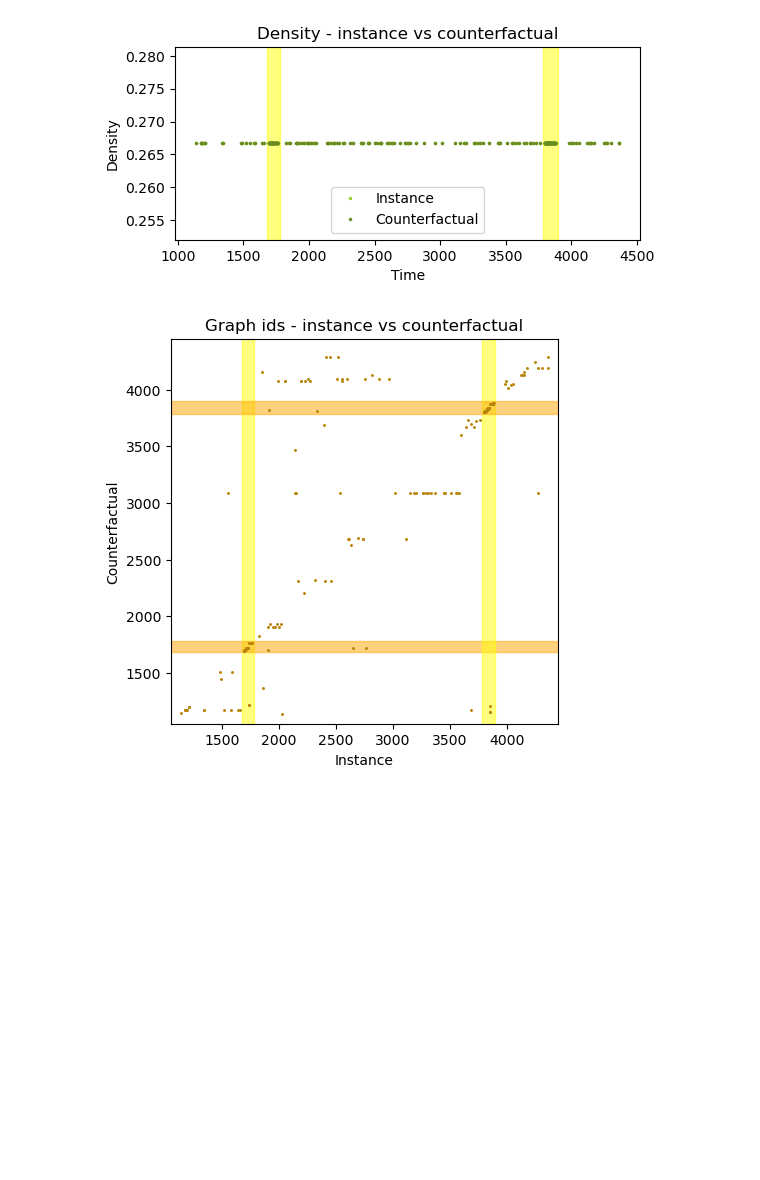
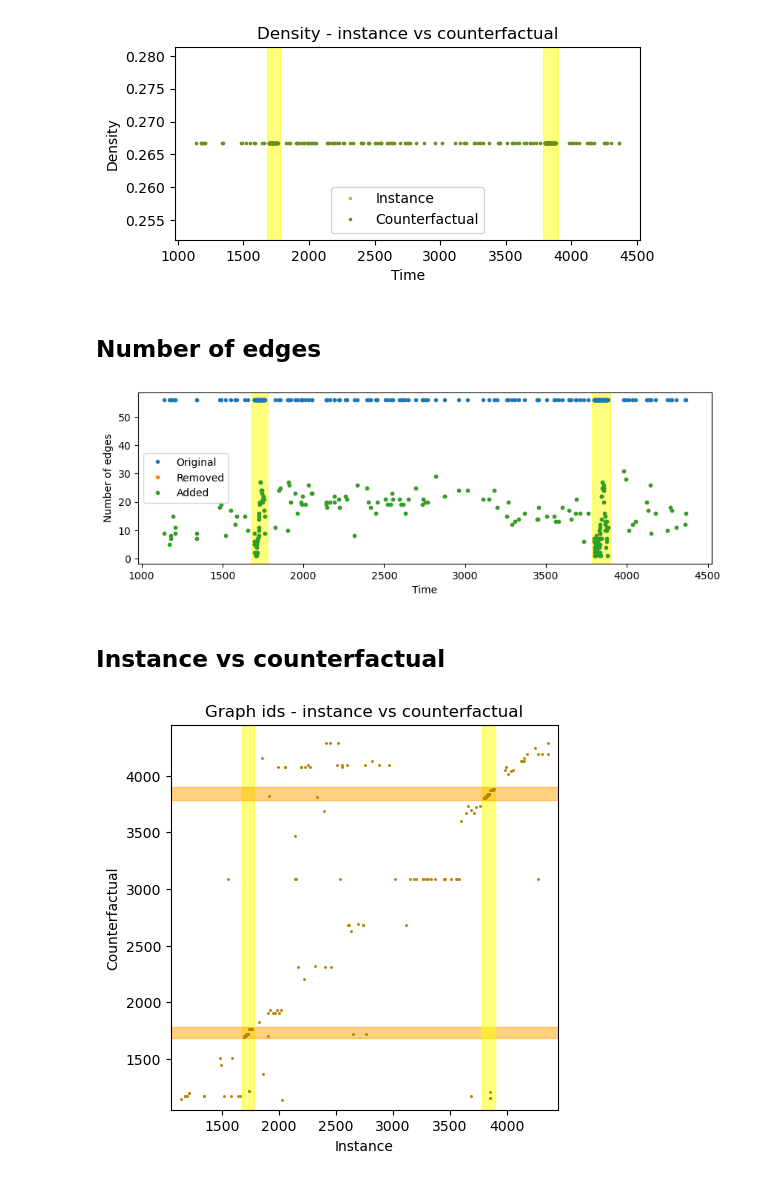
Before and after one commit to MartinaZan/CORTEX, a Jupyter notebook: 4 - plot results.ipynb, the cells around one changed output. Cells and saved outputs as stored; diff of their text form; code cells hidden in the pictures; blank space fills up the shorter version.

```diff
--- a/4 - plot results.ipynb
+++ b/4 - plot results.ipynb
@@ -27,0 +28,8 @@ print(file_name)
+# %%
+# Load logs
+with open(logs_path + file_name + '.info', "r") as file:
+    content = file.read()
+
+# Load eval_manager
+with open(eval_manager_path + file_name + '.pkl', 'rb') as f:
+    eval_manager = pickle.load(f)
@@ -148,6 +153,49 @@ ax.legend()
 plt.show()
 # %% [output]
 [figure]
+# %% [markdown]
+## Number of edges
+# %%
+def get_number_edges(evaluator):
+    result = []
+
+    for g1, g2 in evaluator.get_instance_explanation_pairs():
+        # Crea grafi da matrici di adiacenza
+        G_orig = nx.from_numpy_array(g1.data)
+
+        # Differenza tra le matrici di adiacenza
+        A_differenza = g1.data - g2.data
+        archi_aggiunti = nx.from_numpy_array(A_differenza == -1)
+        archi_rimossi = nx.from_numpy_array(A_differenza == 1)
+
+        result.append({ 'id': g1.id, 'original': G_orig.number_of_edges(), 'added': archi_aggiunti.number_of_edges(), 'removed': archi_rimossi.number_of_edges() })
+
+    return result
+# %%
+def plot_number_edges(evaluator, tempi_test):
+    a = get_number_edges(evaluator)
+
+    original = [entry['original'] for entry in a]
+    added = [entry['added'] for entry in a]
+    removed = [entry['removed'] for entry in a]
+
+    fig, ax = plt.subplots(1,figsize=(10,3))
+    ax.plot(tempi_test, original, label='Original', marker='.', linestyle='')
+    ax.plot(tempi_test, removed, label='Removed', marker='.', linestyle='')
+    ax.plot(tempi_test, added, label='Added', marker='.', linestyle='')
+
+    add_seizure_shading(ax, seizure_starts, seizure_ends)
+
+    ax.set_xlabel('Time')
+    ax.set_ylabel('Number of edges')
+    ax.legend()
+    plt.show()
+
+plot_number_edges(eval_manager._evaluators[0], tempi_test)
+# %% [output]
+[figure, added]
+# %% [markdown]
+## Instance vs counterfactual
 # %%
 # Calcolo degli istanti temporali associati ai grafi
 id_instance = [entry['instance_id'] for entry in graph_ids]
```
Also changed, not shown: parts of 9 cells of this notebook, 3 other files.
